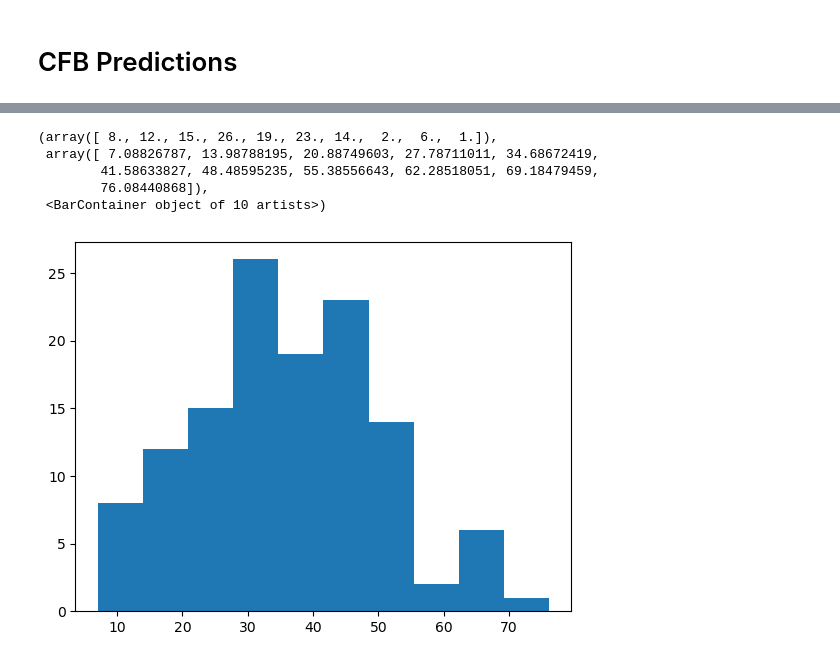
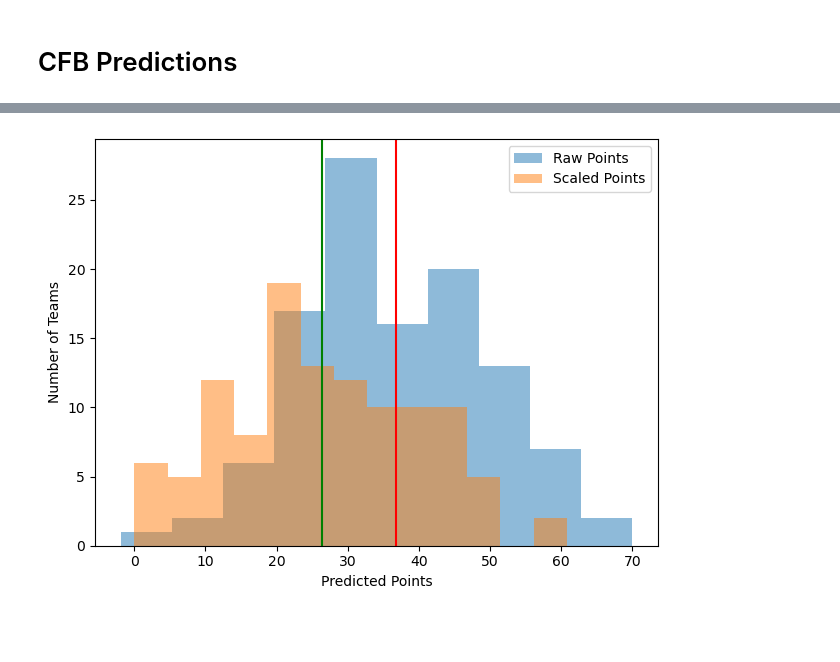
Before and after one commit to traskcon/CFB-Predictions, a Jupyter notebook: CFB-Predictions.ipynb, the cells around one changed output, grey strips where cells are left out. Saved outputs shown, nothing was run; the diff lists cells and outputs as text; code cells hidden in the pictures; blank space fills up the shorter version.

```diff
--- a/CFB-Predictions.ipynb
+++ b/CFB-Predictions.ipynb
@@ -125,9 +137,9 @@ player_ppa.head()
 # %%
 home_off = []
 away_off = []
-for i in range(week3.shape[0]):
-    home = week3["Home Team"].loc[i]
-    away = week3["Away Team"].loc[i]
+for i in range(week5.shape[0]):
+    home = week5["Home Team"].loc[i]
+    away = week5["Away Team"].loc[i]
     home_players = player_ppa[player_ppa["Team"] == home]
     away_players = player_ppa[player_ppa["Team"] == away]
     home_pts = home_players["Pass Snaps"]*home_players["AveragePPA Pass"] + home_players["Rush Snaps"]*home_players["AveragePPA Rush"]
@@ -136,7 +148,7 @@ for i in range(week3.shape[0]):
     away_off.append(away_pts.sum())
 
 
-week3["Raw Offense (Home)"] = home_off
-week3["Raw Offense (Away)"] = away_off
-week3.head()
+week5["Raw Offense (Home)"] = home_off
+week5["Raw Offense (Away)"] = away_off
+week5.head()
 # %% [output]
@@ -150,16 +161,16 @@ week3.head()
 # %%
 home_pts = []
 away_pts = []
-for i in range(week3.shape[0]):
-    home = team_plays[team_plays["Team"] == week3["Home Team"].loc[i]] #Combine this cell and the one above for neatness
-    away = team_plays[team_plays["Team"] == week3["Away Team"].loc[i]]
+for i in range(week5.shape[0]):
+    home = team_plays[team_plays["Team"] == week5["Home Team"].loc[i]] #Combine this cell and the one above for neatness
+    away = team_plays[team_plays["Team"] == week5["Away Team"].loc[i]]
     #Functionize the below lines, so they're not so godawful
     home_def = float(home["Defense PassingPlays Ppa"])*float(away["Pass Snaps"]) + float(home["Defense RushingPlays Ppa"])*float(away["Rush Snaps"])
     away_def = float(away["Defense PassingPlays Ppa"])*float(home["Pass Snaps"]) + float(away["Defense RushingPlays Ppa"])*float(home["Rush Snaps"])
-    home_pts.append(week3["Raw Offense (Home)"].loc[i] + away_def)
-    away_pts.append(week3["Raw Offense (Away)"].loc[i] + home_def)
+    home_pts.append(week5["Raw Offense (Home)"].loc[i] + away_def)
+    away_pts.append(week5["Raw Offense (Away)"].loc[i] + home_def)
 
-week3["Home Pts"] = home_pts
-week3["Away Pts"] = away_pts
-week3.head()
+week5["Home Pts"] = home_pts
+week5["Away Pts"] = away_pts
+week5.head()
 # %% [output]
@@ -259,13 +204,17 @@ plt.hist(results,bins=15)
 # %%
-week4["Total"] = week4["Home Pts"] + week4["Away Pts"]
-preds = np.concatenate((week4["Home Pts"].to_numpy(),week4["Away Pts"].to_numpy()),axis=None)
+week5["Total"] = week5["Home Pts"] + week5["Away Pts"]
+preds = np.concatenate((week5["Home Pts"].to_numpy(),week5["Away Pts"].to_numpy()),axis=None)
 pred_avg = np.mean(preds)
 pred_std = np.std(preds)
-plt.hist(preds)
+plt.hist(preds,alpha=0.5,label="Raw Points")
+plt.axvline(pred_avg,c="r")
+plt.xlabel("Predicted Points")
+plt.ylabel("Number of Teams")
+scaled_preds = avg_total + (preds-pred_avg)*(total_std/pred_std)
+scaled_preds[scaled_preds < 0] = 0
+plt.hist(scaled_preds,bins=13,alpha=0.5,label="Scaled Points")
+plt.axvline(np.mean(scaled_preds),c="g")
+plt.legend()
+plt.tight_layout()
 # %% [output]
-(array([ 8., 12., 15., 26., 19., 23., 14.,  2.,  6.,  1.]),
- array([ 7.08826787, 13.98788195, 20.88749603, 27.78711011, 34.68672419,
-        41.58633827, 48.48595235, 55.38556643, 62.28518051, 69.18479459,
-        76.08440868]),
- <BarContainer object of 10 artists>)
-[figure, old version]
+[figure, new version]
```
Also changed, not shown: parts of 31 cells of this notebook.
